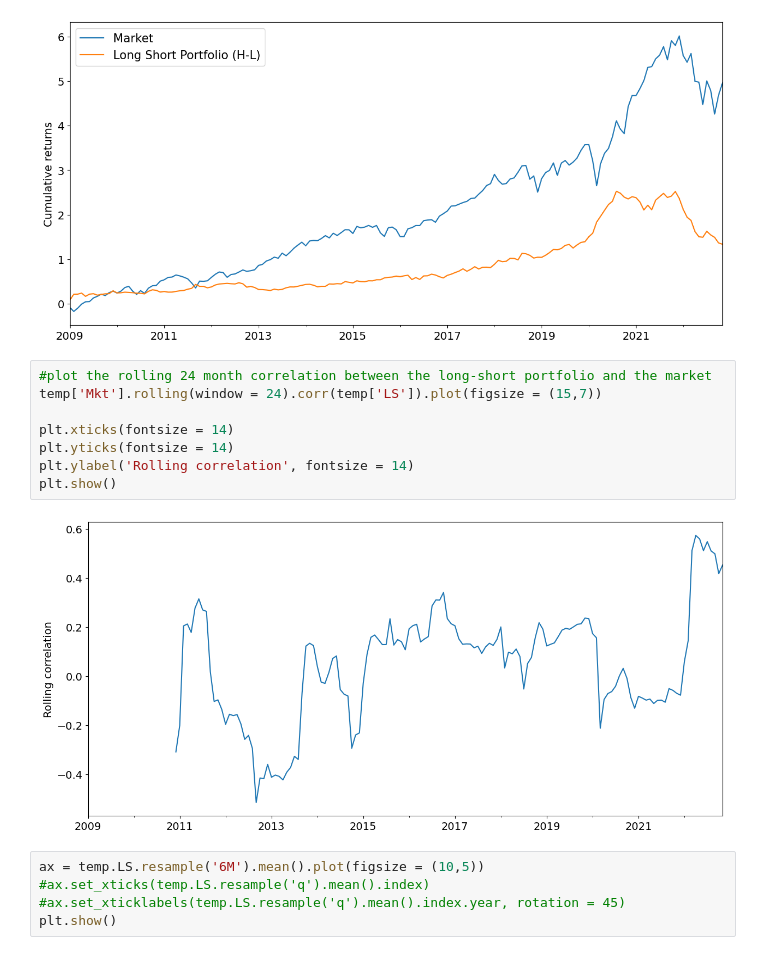
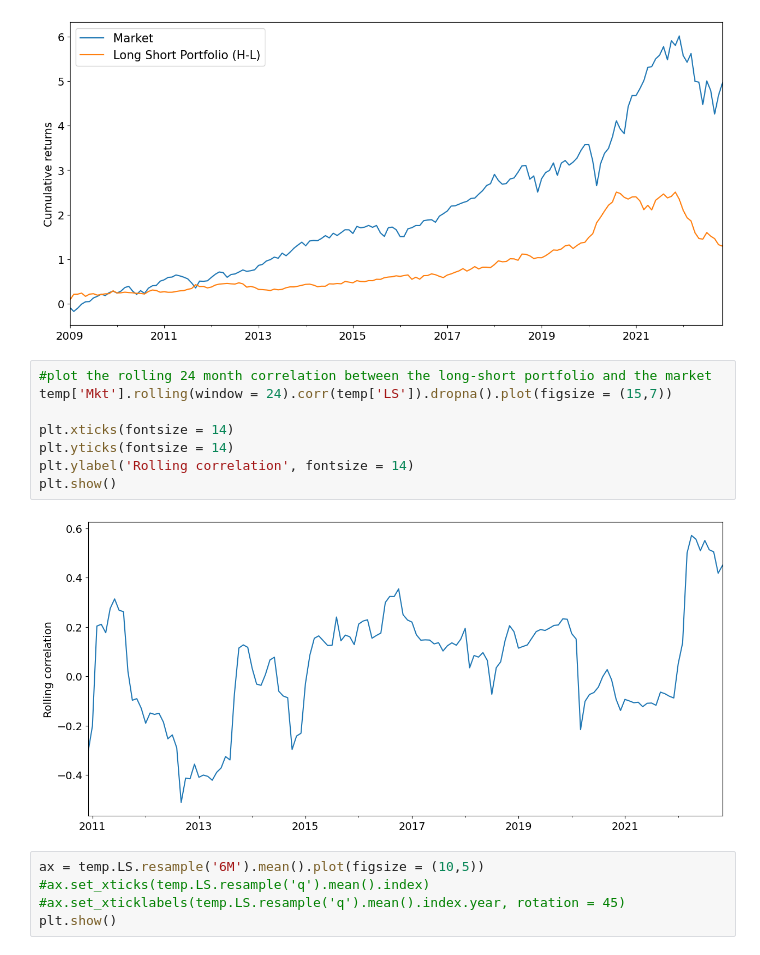
Before and after one commit to technometrics-lab/17-Cyber-risk_and_the_cross-section_of_stock_returns, a Jupyter notebook: Project_analysis1.ipynb, the cells around one changed output. Cells and saved outputs as stored; diff of their text form.

```diff
--- a/Project_analysis1.ipynb
+++ b/Project_analysis1.ipynb
@@ -591,14 +591,14 @@ plt.show()
 [figure]
 # %%
 #plot the rolling 24 month correlation between the long-short portfolio and the market
-temp['Mkt'].rolling(window = 24).corr(temp['LS']).plot(figsize = (15,7))
+temp['Mkt'].rolling(window = 24).corr(temp['LS']).dropna().plot(figsize = (15,7))
 
 plt.xticks(fontsize = 14)
 plt.yticks(fontsize = 14)
 plt.ylabel('Rolling correlation', fontsize = 14)
 plt.show()
 # %% [output]
-[figure, old version]
+[figure, new version]
 # %%
 ax = temp.LS.resample('6M').mean().plot(figsize = (10,5))
 #ax.set_xticks(temp.LS.resample('q').mean().index)
```
Also changed, not shown: parts of 1 cell of this notebook, 5 other files.
